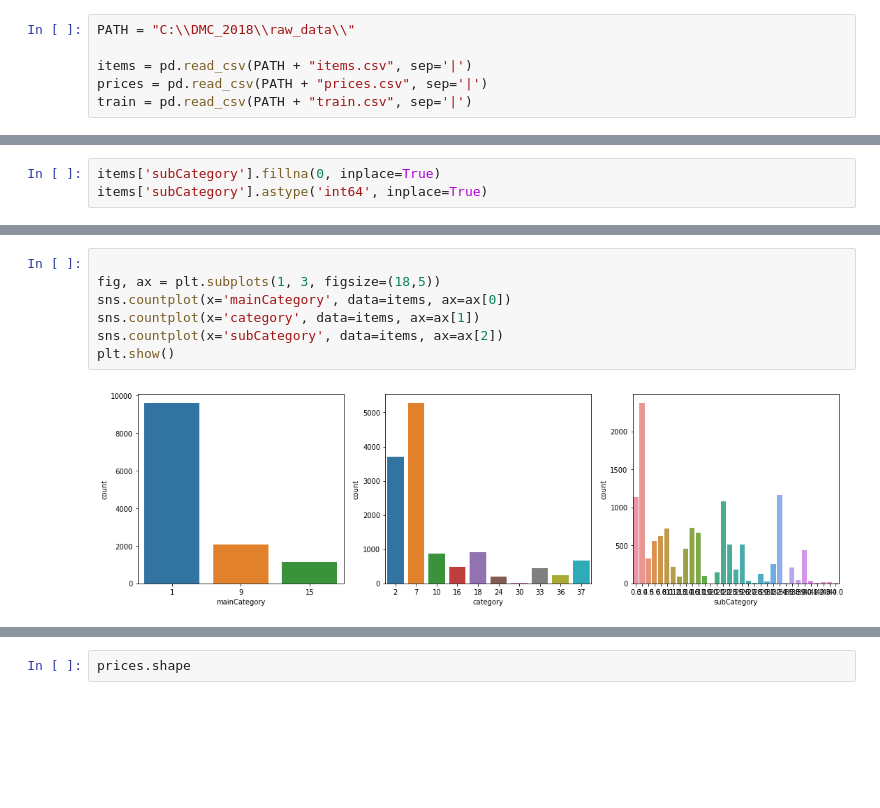
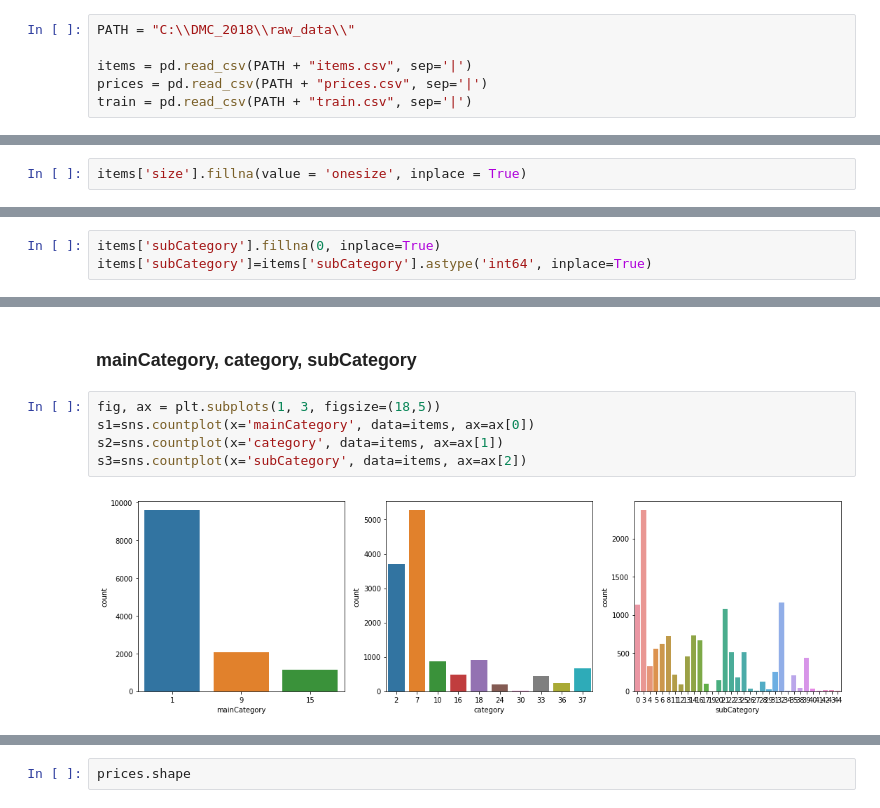
Before and after one commit to TomaszStepien/Data-Mining-Cup-2018, a Jupyter notebook: EDA.ipynb, the cells around one changed output, grey strips where cells are left out. Saved outputs shown, nothing was run; the diff lists cells and outputs as text; blank space fills up the shorter version.

```diff
--- a/EDA.ipynb
+++ b/EDA.ipynb
@@ -51,0 +95,2 @@ dtype: int64
+# %%
+items['size'].fillna(value = 'onesize', inplace = True)
@@ -51,0 +99,3 @@ dtype: int64
+# %%
+items['subCategory'].fillna(0, inplace=True)
+items['subCategory']=items['subCategory'].astype('int64', inplace=True)
@@ -84,3 +152,0 @@ Pandas nie umie trzymać NaNów w kolumnie integer i dlatego wczytał subCategor
-# %%
-items['subCategory'].fillna(0, inplace=True)
-items['subCategory'].astype('int64', inplace=True)
@@ -119,9 +171,9 @@ sns.countplot(x='brand', data=items)
+# %% [markdown]
+### mainCategory, category, subCategory
 # %%
-
 fig, ax = plt.subplots(1, 3, figsize=(18,5))
-sns.countplot(x='mainCategory', data=items, ax=ax[0])
-sns.countplot(x='category', data=items, ax=ax[1])
-sns.countplot(x='subCategory', data=items, ax=ax[2])
-plt.show()
+s1=sns.countplot(x='mainCategory', data=items, ax=ax[0])
+s2=sns.countplot(x='category', data=items, ax=ax[1])
+s3=sns.countplot(x='subCategory', data=items, ax=ax[2])
 # %% [output]
-[figure, old version]
+[figure, new version]
```
Also changed, not shown: parts of 48 cells of this notebook, 1 other file.
